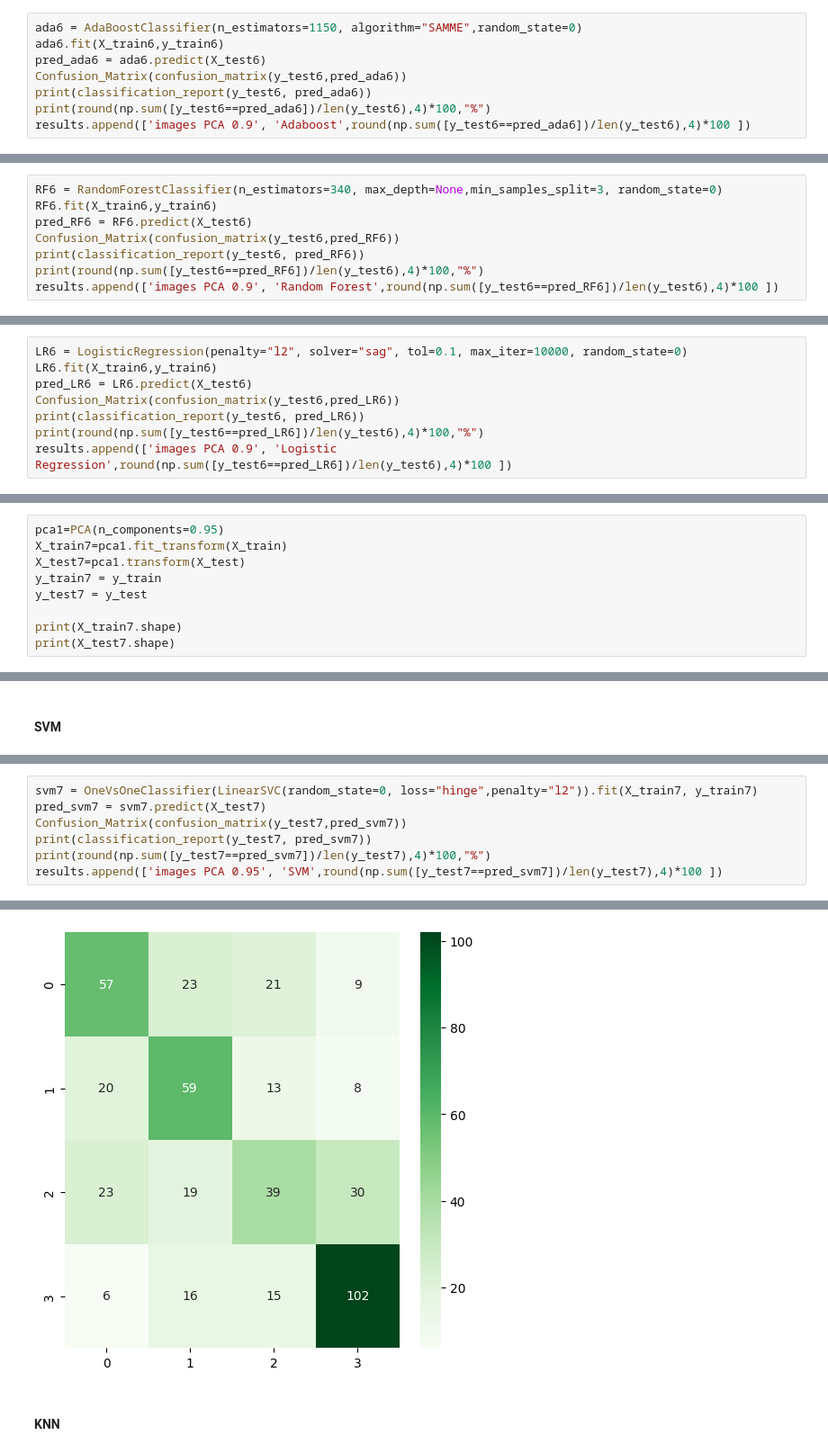
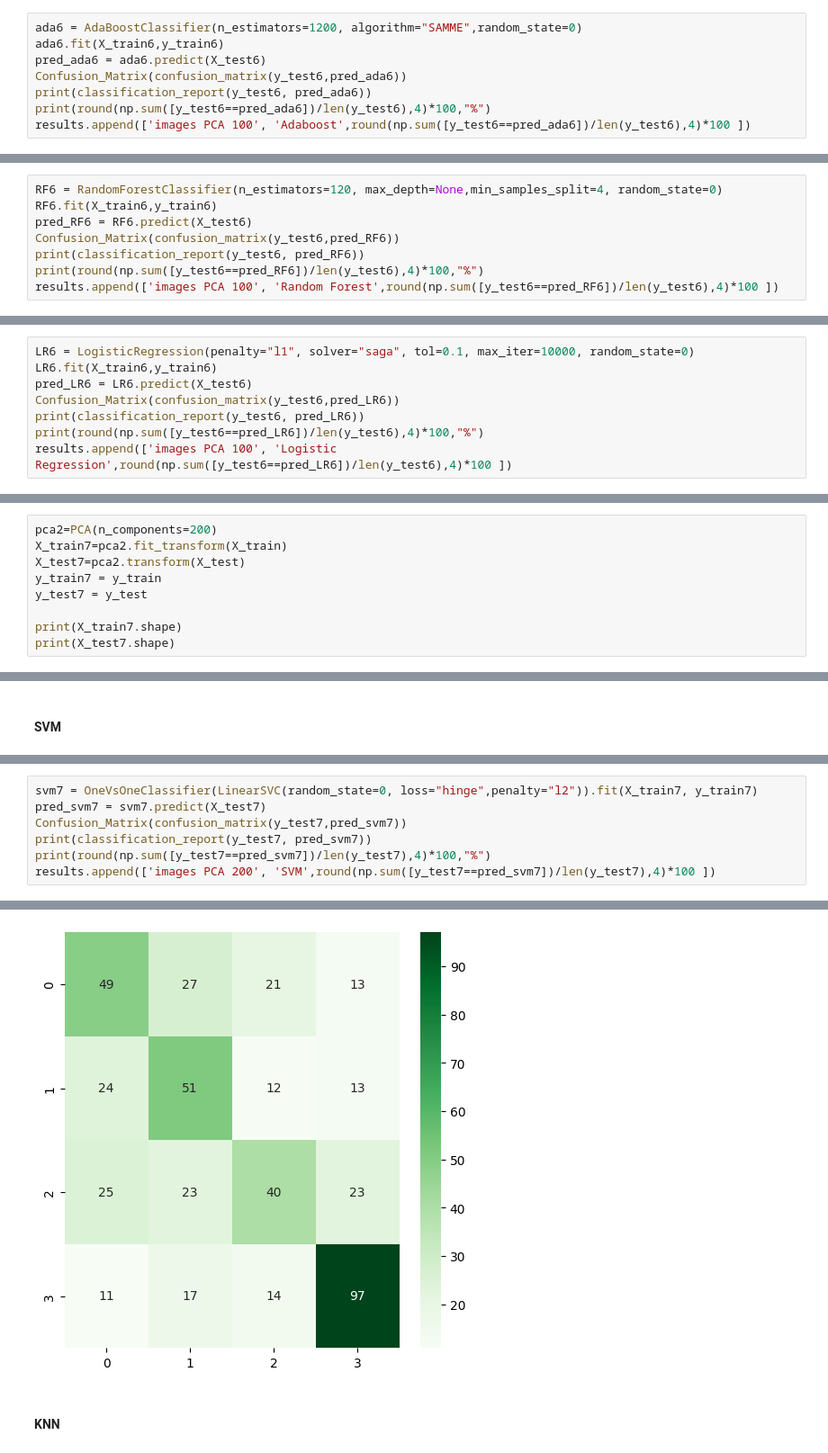
Before and after one commit to Yehudit-Brickner/ML_class, a Jupyter notebook: sport_balls3.ipynb, the cells around one changed output, grey strips where cells are left out. Shown: that part at 90% size. Drawn from its saved outputs; the diff is of its cells as text.

```diff
--- a/sport_balls3.ipynb
+++ b/sport_balls3.ipynb
@@ -331,11 +332,11 @@ for i in range(50,2001,50):
 # %%
-ada6 = AdaBoostClassifier(n_estimators=1150, algorithm="SAMME",random_state=0)
+ada6 = AdaBoostClassifier(n_estimators=1200, algorithm="SAMME",random_state=0)
 ada6.fit(X_train6,y_train6)
 pred_ada6 = ada6.predict(X_test6)
 Confusion_Matrix(confusion_matrix(y_test6,pred_ada6))
 print(classification_report(y_test6, pred_ada6))
 print(round(np.sum([y_test6==pred_ada6])/len(y_test6),4)*100,"%")
-results.append(['images PCA 0.9', 'Adaboost',round(np.sum([y_test6==pred_ada6])/len(y_test6),4)*100 ])
+results.append(['images PCA 100', 'Adaboost',round(np.sum([y_test6==pred_ada6])/len(y_test6),4)*100 ])
 # %% [output]
               precision    recall  f1-score   support
 
@@ -380,11 +381,11 @@ for i in range(40,501,20):
 # %%
-RF6 = RandomForestClassifier(n_estimators=340, max_depth=None,min_samples_split=3, random_state=0)
+RF6 = RandomForestClassifier(n_estimators=120, max_depth=None,min_samples_split=4, random_state=0)
 RF6.fit(X_train6,y_train6)
 pred_RF6 = RF6.predict(X_test6)
 Confusion_Matrix(confusion_matrix(y_test6,pred_RF6))
 print(classification_report(y_test6, pred_RF6))
 print(round(np.sum([y_test6==pred_RF6])/len(y_test6),4)*100,"%")
-results.append(['images PCA 0.9', 'Random Forest',round(np.sum([y_test6==pred_RF6])/len(y_test6),4)*100 ])
+results.append(['images PCA 100', 'Random Forest',round(np.sum([y_test6==pred_RF6])/len(y_test6),4)*100 ])
 # %% [output]
               precision    recall  f1-score   support
 
@@ -437,11 +442,11 @@ l2 saga 0.001 53.910000000000004 %
 # %%
-LR6 = LogisticRegression(penalty="l2", solver="sag", tol=0.1, max_iter=10000, random_state=0)
+LR6 = LogisticRegression(penalty="l1", solver="saga", tol=0.1, max_iter=10000, random_state=0)
 LR6.fit(X_train6,y_train6)
 pred_LR6 = LR6.predict(X_test6)
 Confusion_Matrix(confusion_matrix(y_test6,pred_LR6))
 print(classification_report(y_test6, pred_LR6))
 print(round(np.sum([y_test6==pred_LR6])/len(y_test6),4)*100,"%")
-results.append(['images PCA 0.9', 'Logistic Regression',round(np.sum([y_test6==pred_LR6])/len(y_test6),4)*100 ])
+results.append(['images PCA 100', 'Logistic Regression',round(np.sum([y_test6==pred_LR6])/len(y_test6),4)*100 ])
 # %% [output]
               precision    recall  f1-score   support
 
@@ -466,7 +466,7 @@ for i in range(len(filenames)):
 # %%
-pca1=PCA(n_components=0.95)
-X_train7=pca1.fit_transform(X_train)
-X_test7=pca1.transform(X_test)
+pca2=PCA(n_components=200)
+X_train7=pca2.fit_transform(X_train)
+X_test7=pca2.transform(X_test)
 y_train7 = y_train
 y_test7 = y_test
 
@@ -529,7 +527,7 @@ pred_svm7 = svm7.predict(X_test7)
 Confusion_Matrix(confusion_matrix(y_test7,pred_svm7))
 print(classification_report(y_test7, pred_svm7))
 print(round(np.sum([y_test7==pred_svm7])/len(y_test7),4)*100,"%")
-results.append(['images PCA 0.95', 'SVM',round(np.sum([y_test7==pred_svm7])/len(y_test7),4)*100 ])
+results.append(['images PCA 200', 'SVM',round(np.sum([y_test7==pred_svm7])/len(y_test7),4)*100 ])
 # %% [output]
               precision    recall  f1-score   support
 
@@ -546,4 +544,4 @@ weighted avg       0.55      0.56      0.55       460
-[figure, old version]
+[figure, new version]
 # %% [markdown]
 #### KNN
 # %%
```
Also changed, not shown: parts of 47 cells of this notebook.
